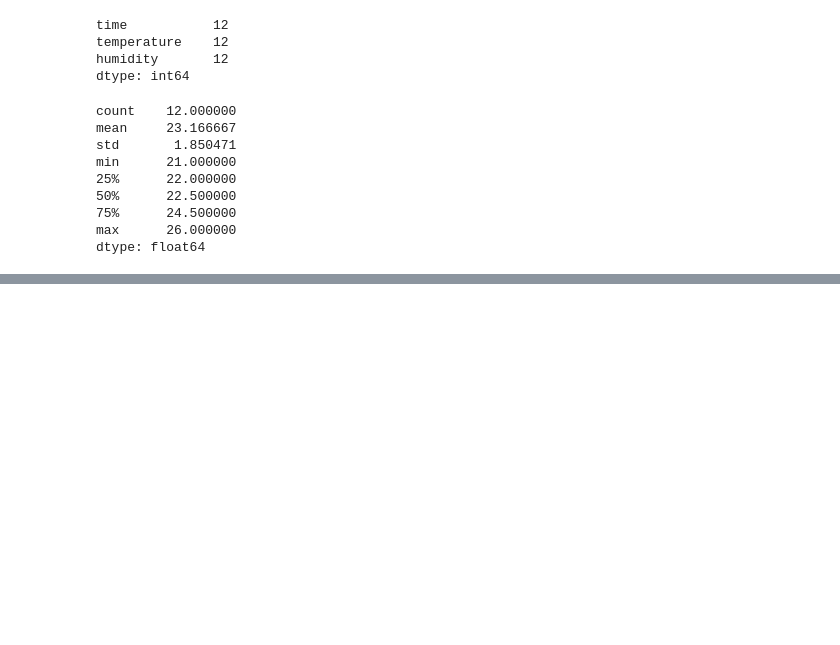
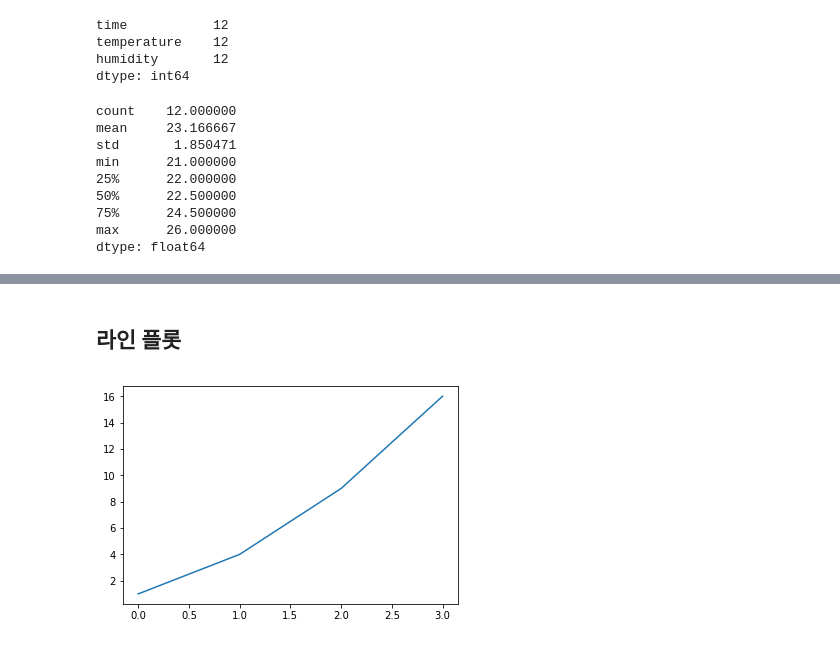
Before and after one commit to cyaai/FC_DSS_5th, a Jupyter notebook: class/Day_09_05.29.2017.ipynb, the cells around one changed output, grey strips where cells are left out. Saved outputs shown, nothing was run; the diff lists cells and outputs as text; code cells hidden in the pictures; blank space fills up the shorter version.

```diff
--- a/class/Day_09_05.29.2017.ipynb
+++ b/class/Day_09_05.29.2017.ipynb
@@ -828,0 +960,7 @@ dtype: float64
+# %% [markdown]
+## 라인 플롯
+# %%
+plt.plot([1,4, 9, 16])
+plt.show()
+# %% [output]
+[figure, added]
```
Also changed, not shown: parts of 80 cells of this notebook.
